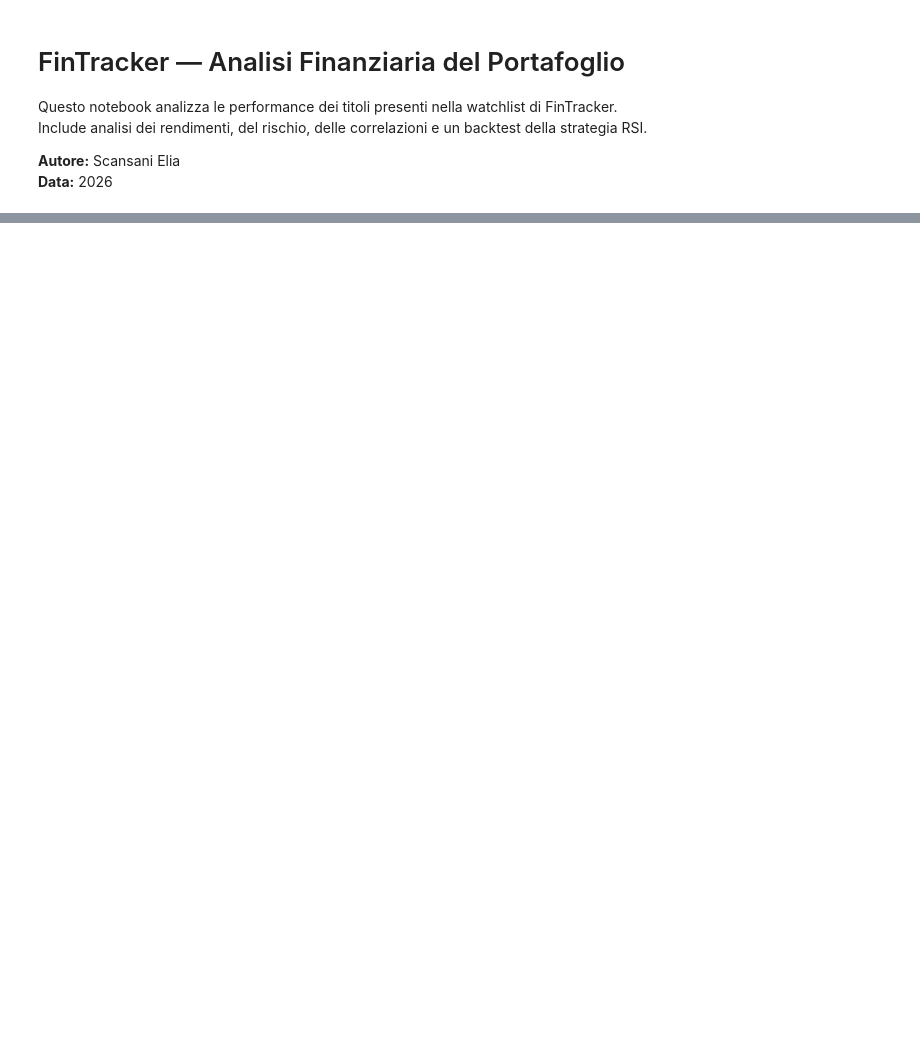
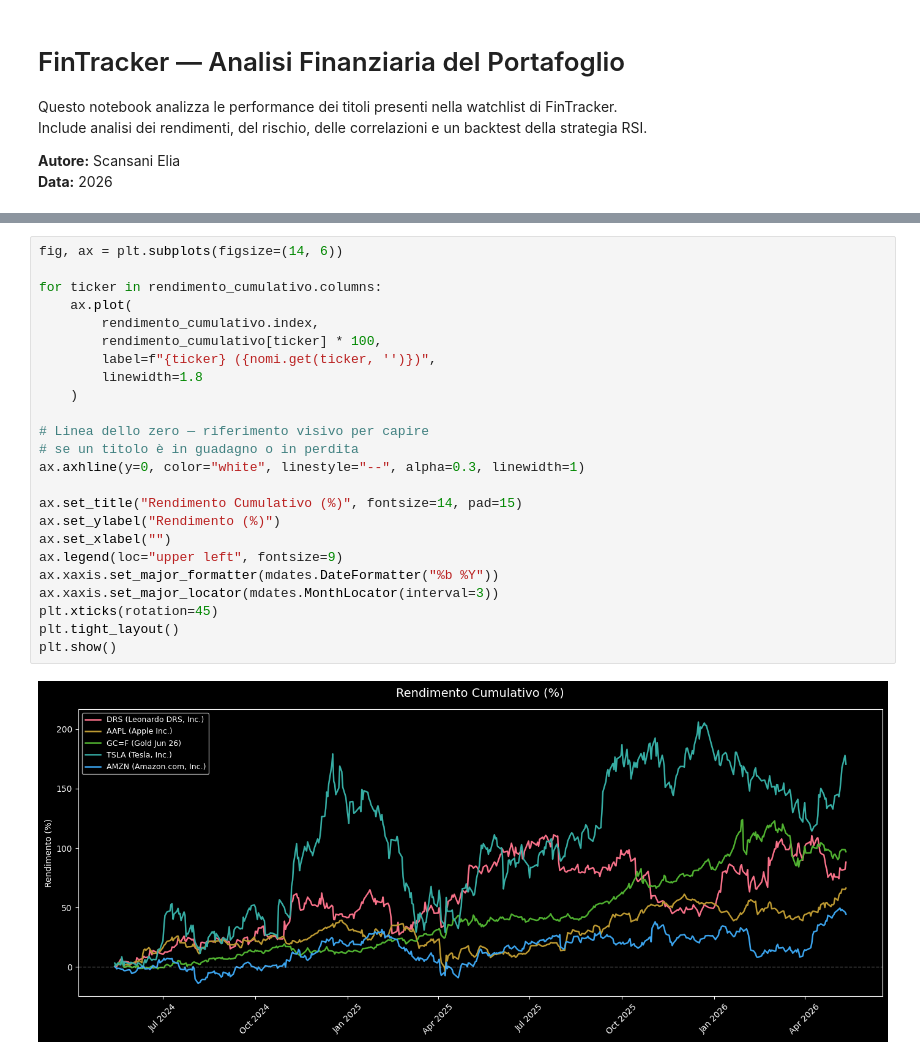
Before and after one commit to EliaScansani/FinTracker, a Jupyter notebook: notebooks/FinTracker_Analysis.ipynb, the cells around one changed output, grey strips where cells are left out. Saved outputs shown, nothing was run; the diff lists cells and outputs as text; blank space fills up the shorter version.

```diff
--- a/notebooks/FinTracker_Analysis.ipynb
+++ b/notebooks/FinTracker_Analysis.ipynb
@@ -131,0 +180,26 @@ IndexError: index 0 is out of bounds for axis 0 with size 0
+# %%
+fig, ax = plt.subplots(figsize=(14, 6))
+
+for ticker in rendimento_cumulativo.columns:
+    ax.plot(
+        rendimento_cumulativo.index,
+        rendimento_cumulativo[ticker] * 100,
+        label=f"{ticker} ({nomi.get(ticker, '')})",
+        linewidth=1.8
+    )
+
+# Linea dello zero — riferimento visivo per capire
+# se un titolo è in guadagno o in perdita
+ax.axhline(y=0, color="white", linestyle="--", alpha=0.3, linewidth=1)
+
+ax.set_title("Rendimento Cumulativo (%)", fontsize=14, pad=15)
+ax.set_ylabel("Rendimento (%)")
+ax.set_xlabel("")
+ax.legend(loc="upper left", fontsize=9)
+ax.xaxis.set_major_formatter(mdates.DateFormatter("%b %Y"))
+ax.xaxis.set_major_locator(mdates.MonthLocator(interval=3))
+plt.xticks(rotation=45)
+plt.tight_layout()
+plt.show()
+# %% [output]
+[figure, added]
```
Also changed, not shown: parts of 23 cells of this notebook.
